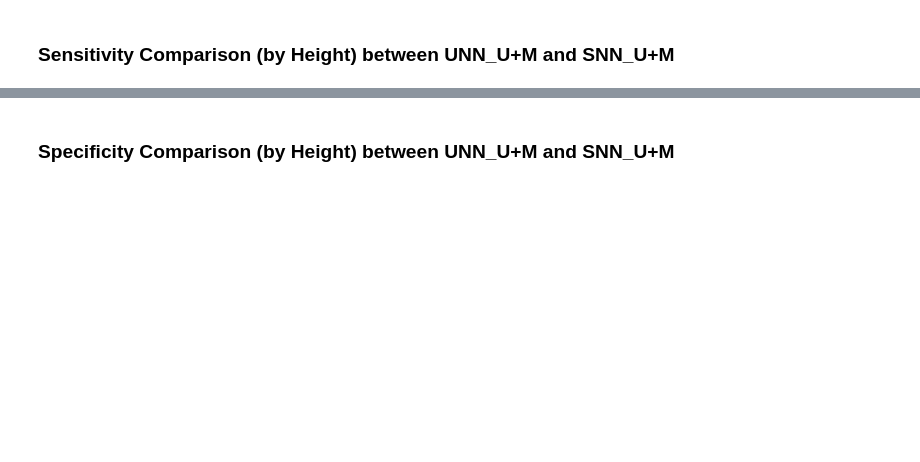
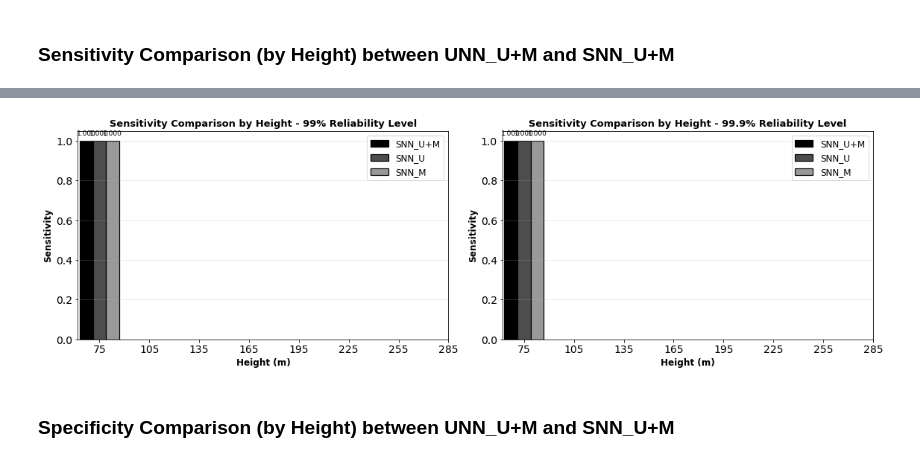
Before and after one commit to ReubenLimMonash/obj2, a Jupyter notebook: journal_2_scripts/fanet_nn_test_08102025.ipynb, the cells around one changed output, grey strips where cells are left out. Saved outputs shown, nothing was run; the diff lists cells and outputs as text; code cells hidden in the pictures; blank space fills up the shorter version.

```diff
--- a/journal_2_scripts/fanet_nn_test_08102025.ipynb
+++ b/journal_2_scripts/fanet_nn_test_08102025.ipynb
@@ -2118,3 +2136,101 @@ posx and posy should be finite values
+# %%
+import matplotlib.pyplot as plt
+import numpy as np
+
+# Sort dictionaries by height for consistent ordering
+heights_nn_99_mcs_n_usi = sorted(cal_nn_99_mcs_n_usi_sensitivity_by_height.keys())
+heights_nn_99_usi = sorted(cal_nn_99_usi_sensitivity_by_height.keys())
+heights_nn_99_mcs = sorted(cal_nn_99_mcs_sensitivity_by_height.keys())
+
+heights_nn_999_mcs_n_usi = sorted(cal_nn_999_mcs_n_usi_sensitivity_by_height.keys())
+heights_nn_999_usi = sorted(cal_nn_999_usi_sensitivity_by_height.keys())
+heights_nn_999_mcs = sorted(cal_nn_999_mcs_sensitivity_by_height.keys())
+
+# Find common heights for 99% reliability level
+common_heights_99 = sorted(set(heights_nn_99_mcs_n_usi) & set(heights_nn_99_usi) & set(heights_nn_99_mcs))
+
+# Find common heights for 99.9% reliability level
+common_heights_999 = sorted(set(heights_nn_999_mcs_n_usi) & set(heights_nn_999_usi) & set(heights_nn_999_mcs))
+
+# Get sensitivity values for 99% reliability level
+cal_nn_99_mcs_n_usi_sens = [cal_nn_99_mcs_n_usi_sensitivity_by_height[h] for h in common_heights_99]
+cal_nn_99_usi_sens = [cal_nn_99_usi_sensitivity_by_height[h] for h in common_heights_99]
+cal_nn_99_mcs_sens = [cal_nn_99_mcs_sensitivity_by_height[h] for h in common_heights_99]
+
+# Get sensitivity values for 99.9% reliability level
+cal_nn_999_mcs_n_usi_sens = [cal_nn_999_mcs_n_usi_sensitivity_by_height[h] for h in common_heights_999]
+cal_nn_999_usi_sens = [cal_nn_999_usi_sensitivity_by_height[h] for h in common_heights_999]
+cal_nn_999_mcs_sens = [cal_nn_999_mcs_sensitivity_by_height[h] for h in common_heights_999]
+
+# Create figure with two subplots
+fig, (ax1, ax2) = plt.subplots(1, 2, figsize=(16, 5))
+plt.rcParams.update({'font.size': 12})
+
+# Bar width and spacing parameters
+width = 0.25
+width_multiplier = 1.0  # For the gap between height groups
+x_positions_99 = np.arange(len(common_heights_99), dtype=float) * (3 * width + 0.2)
+x_positions_999 = np.arange(len(common_heights_999), dtype=float) * (3 * width + 0.2)
+
+# ============================================================================
+# Plot 1: 99% Reliability Level
+# ============================================================================
+bars_nn_99_mcs_n_usi = ax1.bar(x_positions_99 - width, cal_nn_99_mcs_n_usi_sens, width, label='SNN_U+M',
+                               edgecolor='black', color='0', linewidth=1.2)
+bars_nn_99_usi = ax1.bar(x_positions_99, cal_nn_99_usi_sens, width, label='SNN_U',
+                         edgecolor='black', color='0.3', linewidth=1.2)
+bars_nn_99_mcs = ax1.bar(x_positions_99 + width, cal_nn_99_mcs_sens, width, label='SNN_M',
+                         edgecolor='black', color='0.6', linewidth=1.2)
+
+ax1.set_xlabel('Height (m)', fontsize=12, fontweight='bold')
+ax1.set_ylabel('Sensitivity', fontsize=12, fontweight='bold')
+ax1.set_title('Sensitivity Comparison by Height - 99% Reliability Level', fontsize=13, fontweight='bold')
+ax1.set_xticks(x_positions_99)
+ax1.set_xticklabels(common_heights_99)
+ax1.set_ylim(0, 1.05)
+ax1.grid(axis='y', alpha=0.3)
+ax1.legend(loc='upper right')
+
+# Add value labels for 99% plot
+def add_value_labels(bars, ax):
+    for bar in bars:
+        height = bar.get_height()
+        if not np.isnan(height):
+            ax.text(bar.get_x() + bar.get_width()/2., height + 0.02,
+                    f'{height:.3f}', ha='center', va='bottom', fontsize=9)
+
+add_value_labels(bars_nn_99_mcs_n_usi, ax1)
+add_value_labels(bars_nn_99_usi, ax1)
+add_value_labels(bars_nn_99_mcs, ax1)
+
+# ============================================================================
+# Plot 2: 99.9% Reliability Level
+# ============================================================================
+bars_nn_999_mcs_n_usi = ax2.bar(x_positions_999 - width, cal_nn_999_mcs_n_usi_sens, width, label='SNN_U+M',
+                                edgecolor='black', color='0', linewidth=1.2)
+bars_nn_999_usi = ax2.bar(x_positions_999, cal_nn_999_usi_sens, width, label='SNN_U',
+                          edgecolor='black', color='0.3', linewidth=1.2)
+bars_nn_999_mcs = ax2.bar(x_positions_999 + width, cal_nn_999_mcs_sens, width, label='SNN_M',
+                          edgecolor='black', color='0.6', linewidth=1.2)
+
+ax2.set_xlabel('Height (m)', fontsize=12, fontweight='bold')
+ax2.set_ylabel('Sensitivity', fontsize=12, fontweight='bold')
+ax2.set_title('Sensitivity Comparison by Height - 99.9% Reliability Level', fontsize=13, fontweight='bold')
+ax2.set_xticks(x_positions_999)
+ax2.set_xticklabels(common_heights_999)
+ax2.set_ylim(0, 1.05)
+ax2.grid(axis='y', alpha=0.3)
+ax2.legend(loc='upper right')
+
+# Add value labels for 99.9% plot
+add_value_labels(bars_nn_999_mcs_n_usi, ax2)
+add_value_labels(bars_nn_999_usi, ax2)
+add_value_labels(bars_nn_999_mcs, ax2)
+
+plt.tight_layout()
+plt.show()
+# %% [output]
+[figure, added]
 # %% [markdown]
 ### Specificity Comparison (by Height) between UNN_U+M and SNN_U+M
 # %%
```
Also changed, not shown: parts of 40 cells of this notebook, 26 other files.
